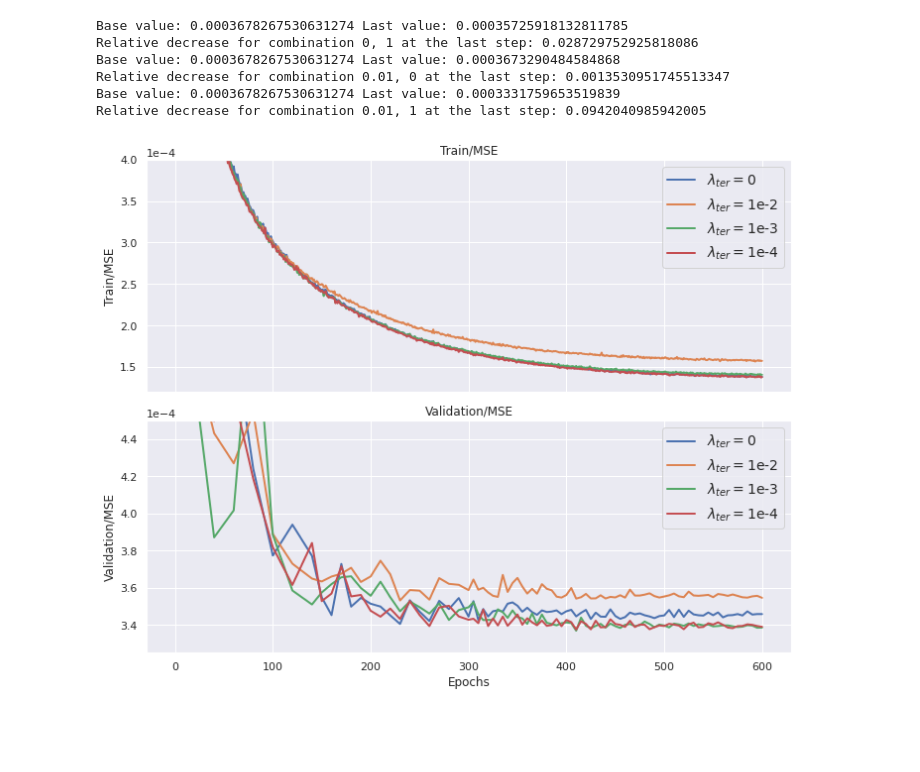
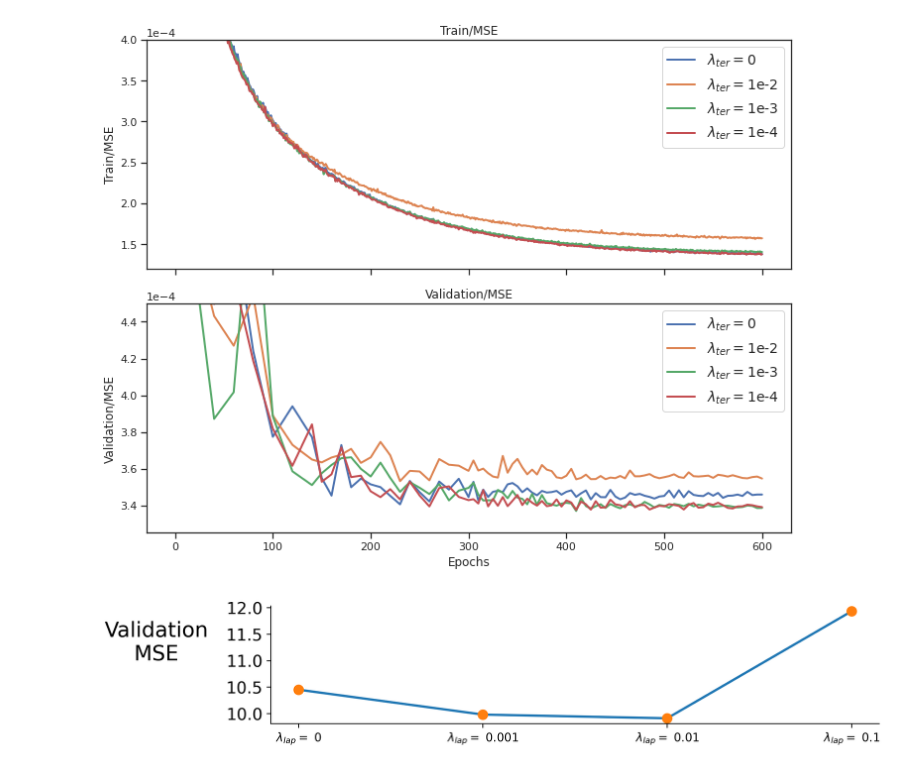
Before and after one commit to ngaggion/HybridVNet, a Jupyter notebook: Events.ipynb, the cells around one changed output. Saved outputs shown, nothing was run; the diff lists cells and outputs as text; code cells hidden in the pictures; blank space fills up the shorter version.

```diff
--- a/Events.ipynb
+++ b/Events.ipynb
@@ -2,10 +2,10 @@
 import seaborn as sns
 import matplotlib.pyplot as plt
 from tensorboard.backend.event_processing import event_accumulator
-import matplotlib.ticker as ticker
 
 # Apply Seaborn style
 sns.set()
+sns.set_style("ticks")
 
 # Increase only legend label font size
 plt.rc('legend', fontsize=14)
@@ -76,36 +76,12 @@ NotFoundError: b'weights/Surface/Old/surface_roi_ds_0_lap_0/events.out.tfevents.
-# %%
-# Calculate and print relative decrease for the last step
-base_value = None
-for j, event_acc in enumerate(event_accs):
-    steps = []
-    values = []
-    for scalar_event in event_acc.Scalars(tag_names[1]):
-        steps.append(scalar_event.step)
-        values.append(scalar_event.value)
-
-    if laplacian_loss[j] == 0 and ds_loss[j] == 0:
-        base_value = values[-1]
-    else:
-        print(f"Base value: {base_value}", end=" ")
-        print(f"Last value: {values[-1]}")
-        last_value = values[-1]
-        relative_decrease = (base_value - last_value) / base_value
-        print(f"Relative decrease for combination {laplacian_loss[j]}, {ds_loss[j]} at the last step: {relative_decrease}")
-# %% [output]
-Base value: 0.0003678267530631274 Last value: 0.00035725918132811785
-Relative decrease for combination 0, 1 at the last step: 0.028729752925818086
-Base value: 0.0003678267530631274 Last value: 0.0003673290484584868
-Relative decrease for combination 0.01, 0 at the last step: 0.0013530951745513347
-Base value: 0.0003678267530631274 Last value: 0.0003331759653519839
-Relative decrease for combination 0.01, 1 at the last step: 0.0942040985942005
 # %%
 import seaborn as sns
 import matplotlib.pyplot as plt
 from tensorboard.backend.event_processing import event_accumulator
-import matplotlib.ticker as ticker
 
 # Apply Seaborn style
-sns.set()
+# sns.set()
+
+sns.set_style("ticks")
 
 plt.rc('legend', fontsize=14)
 
@@ -142,31 +118,31 @@ for i, tag_name in enumerate(tag_names):
         values = []
         for scalar_event in event_acc.Scalars(tag_name):
             steps.append(scalar_event.step)
             values.append(scalar_event.value)
 
         # Create a legend based on the hyperparameters
         legend_label = r"$\lambda_{ter} = $" + str(regularizer_loss[j])
         ax.plot(steps, values, label=legend_label, linewidth=2)
         if tag_name == "Train/MSE":
             ax.set_ylim(0.00012, 0.0004)
         else:
             ax.set_ylim(0.000325, 0.00045)
 
     # Set the legend and title for the subplot
     ax.legend(loc="upper right")
     ax.set_title(tag_name)
 
     # Format y-axis tick labels as scientific notation
     ax.ticklabel_format(style='sci', axis='y', scilimits=(0,0))
 
 # Set the x-axis label for the last subplot
 axes[-1].set_xlabel("Epochs")
 
 # Adjust the spacing between subplots
 plt.tight_layout()
 plt.savefig("losses_volumetric.png", dpi=300)
 
 # Show the figure
 plt.show()
 # %% [output]
-[figure, old version]
+[figure, new version]
@@ -172,0 +170,25 @@ plt.show()
+# %%
+import matplotlib.pyplot as plt
+
+tag_name = "Validation/MSE"
+
+labels = [r"$\lambda_{lap} =$ 0", r"$\lambda_{lap} =$ 0.001", r"$\lambda_{lap} =$ 0.01", r"$\lambda_{lap} =$ 0.1"]
+last_values = [10.45, 9.98, 9.91, 11.93]
+
+plt.figure(figsize=(8, 2), dpi = 300)
+
+plt.plot(labels, last_values, linewidth=2)
+plt.plot(labels, last_values, 'o', markersize=8)
+
+# remove box
+ax = plt.gca()
+ax.spines['top'].set_visible(False)
+ax.spines['right'].set_visible(False)
+plt.tight_layout()
+
+plt.yticks(fontsize=14)
+plt.ylabel("Validation\nMSE", rotation=0, labelpad=60, fontsize=18)
+
+plt.savefig("validation_surface_mse.png", dpi=300, bbox_inches='tight')
+# %% [output]
+[figure, added]
```
Also changed, not shown: parts of 2 cells of this notebook, 25 other files.
